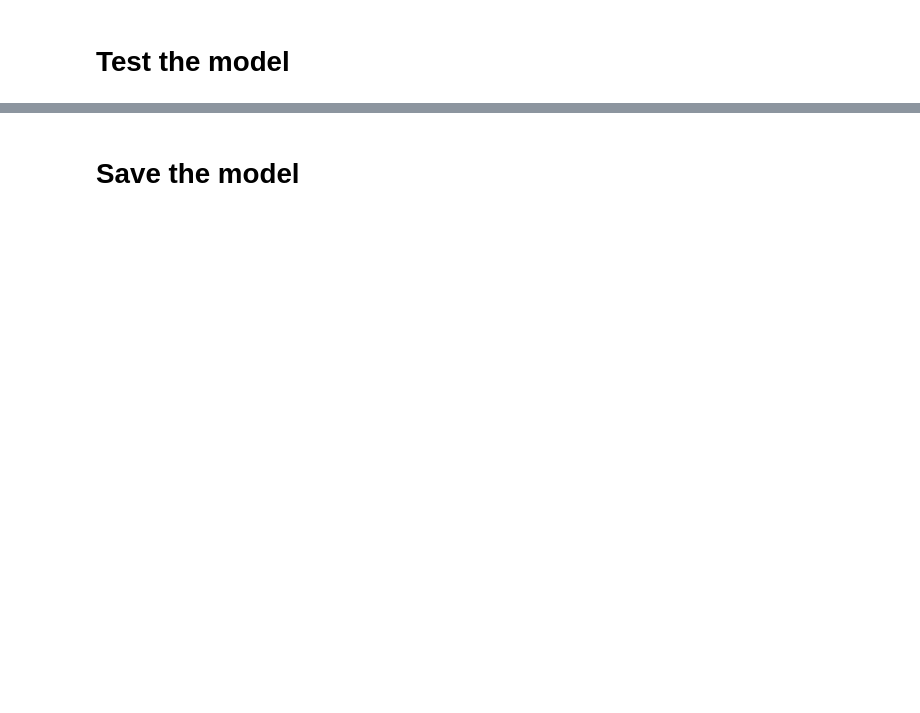
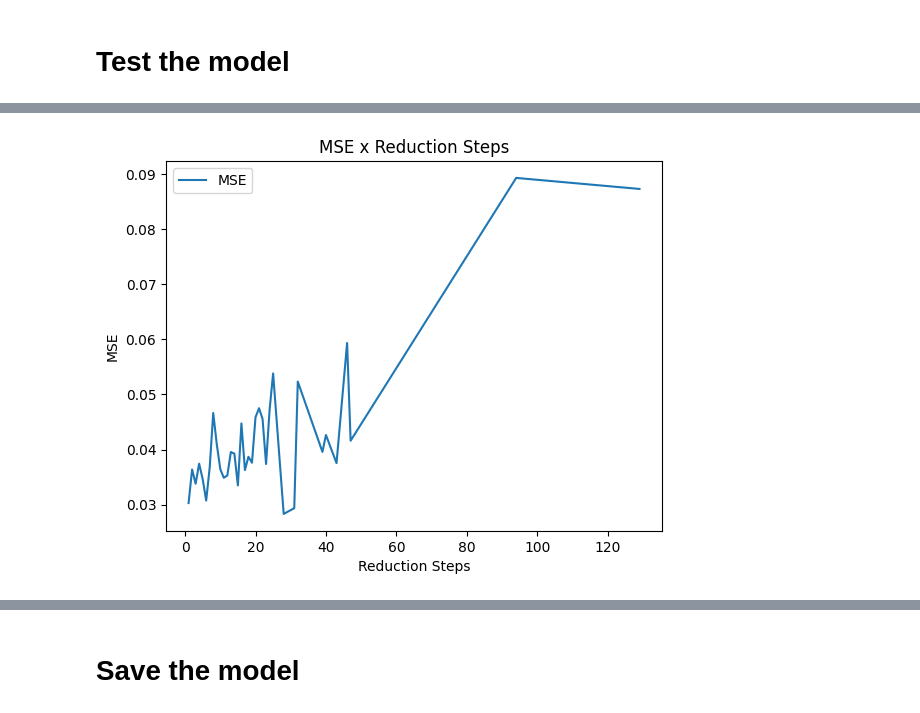
Before and after one commit to alex-deineha/pure-calculus, a Jupyter notebook: src/tests_16_regression/lstm_regression/lstm_regression_with_return_sequence.ipynb, the cells around one changed output, grey strips where cells are left out. Cells and saved outputs as stored; diff of their text form; code cells hidden in the pictures; blank space fills up the shorter version.

```diff
--- a/src/tests_16_regression/lstm_regression/lstm_regression_with_return_sequence.ipynb
+++ b/src/tests_16_regression/lstm_regression/lstm_regression_with_return_sequence.ipynb
@@ -214,0 +157,17 @@ ValueError: in user code:
+# %%
+mse_dict_full = dict()
+
+for item_ in list_data:
+    key_ = len(item_[1])
+
+    if key_ not in mse_dict_full:
+        mse_dict_full[key_] = []
+
+    mse_dict_full[key_].append(mean_squared_error(item_[1], model.predict(np.array([item_[0]]))[0], squared=False))
+
+mse_dict = dict()
+mse_keys = list(mse_dict_full.keys())
+mse_keys.sort()
+
+for key_ in mse_keys:
+    mse_dict[key_] = sum(mse_dict_full[key_]) / len(mse_dict_full[key_])
@@ -214,0 +192,10 @@ ValueError: in user code:
+# %%
+plt.plot(list(mse_dict.keys()), list(mse_dict.values()), label="MSE")
+
+plt.xlabel("Reduction Steps")
+plt.ylabel("MSE")
+plt.title("MSE x Reduction Steps")
+plt.legend()
+plt.show()
+# %% [output]
+[figure, added]
```
Also changed, not shown: parts of 32 cells of this notebook, 2 other files.
